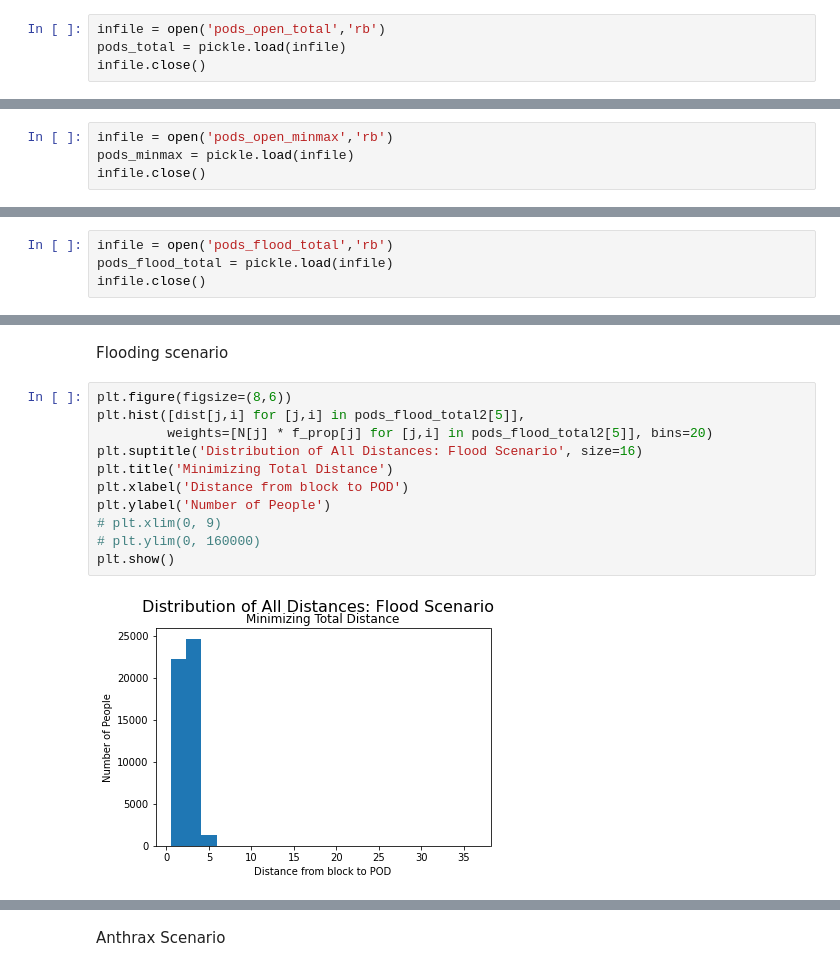
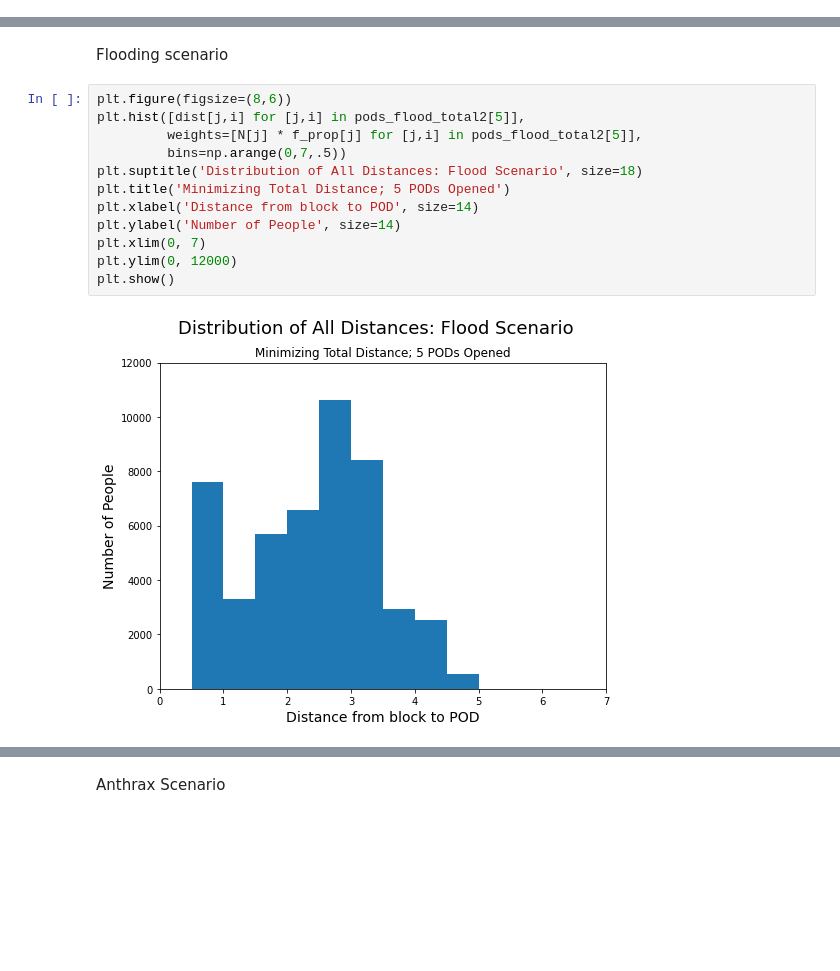
Before and after one commit to espeigle36/points-of-dispense, a Jupyter notebook: Analysis_E.ipynb, the cells around one changed output, grey strips where cells are left out. Saved outputs shown, nothing was run; the diff lists cells and outputs as text; blank space fills up the shorter version.

```diff
--- a/Analysis_E.ipynb
+++ b/Analysis_E.ipynb
@@ -18,7 +20,3 @@ dist = dist_miles.values
 N = population['population'].values
 a_prop = population['anthrax'].values
 f_prop = population['flood'].values
-# %%
-infile = open('pods_open_total','rb')
-pods_total = pickle.load(infile)
-infile.close()
@@ -26,18 +26,10 @@ infile.close()
 infile = open('pods_open_total2','rb')
 pods_total2 = pickle.load(infile)
 infile.close()
-# %%
-infile = open('pods_open_minmax','rb')
-pods_minmax = pickle.load(infile)
-infile.close()
 # %%
 infile = open('pods_open_minmax2','rb')
 pods_minmax2 = pickle.load(infile)
 infile.close()
-# %%
-infile = open('pods_flood_total','rb')
-pods_flood_total = pickle.load(infile)
-infile.close()
 # %%
 infile = open('pods_flood_total2','rb')
 pods_flood_total2 = pickle.load(infile)
@@ -236,14 +260,15 @@ Flooding scenario
 # %%
 plt.figure(figsize=(8,6))
 plt.hist([dist[j,i] for [j,i] in pods_flood_total2[5]],
-         weights=[N[j] * f_prop[j] for [j,i] in pods_flood_total2[5]], bins=20)
-plt.suptitle('Distribution of All Distances: Flood Scenario', size=16)
-plt.title('Minimizing Total Distance')
-plt.xlabel('Distance from block to POD')
-plt.ylabel('Number of People')
-# plt.xlim(0, 9)
-# plt.ylim(0, 160000)
+         weights=[N[j] * f_prop[j] for [j,i] in pods_flood_total2[5]],
+         bins=np.arange(0,7,.5))
+plt.suptitle('Distribution of All Distances: Flood Scenario', size=18)
+plt.title('Minimizing Total Distance; 5 PODs Opened')
+plt.xlabel('Distance from block to POD', size=14)
+plt.ylabel('Number of People', size=14)
+plt.xlim(0, 7)
+plt.ylim(0, 12000)
 plt.show()
 # %% [output]
-[figure, old version]
+[figure, new version]
 # %%
```
Also changed, not shown: parts of 25 cells of this notebook.
